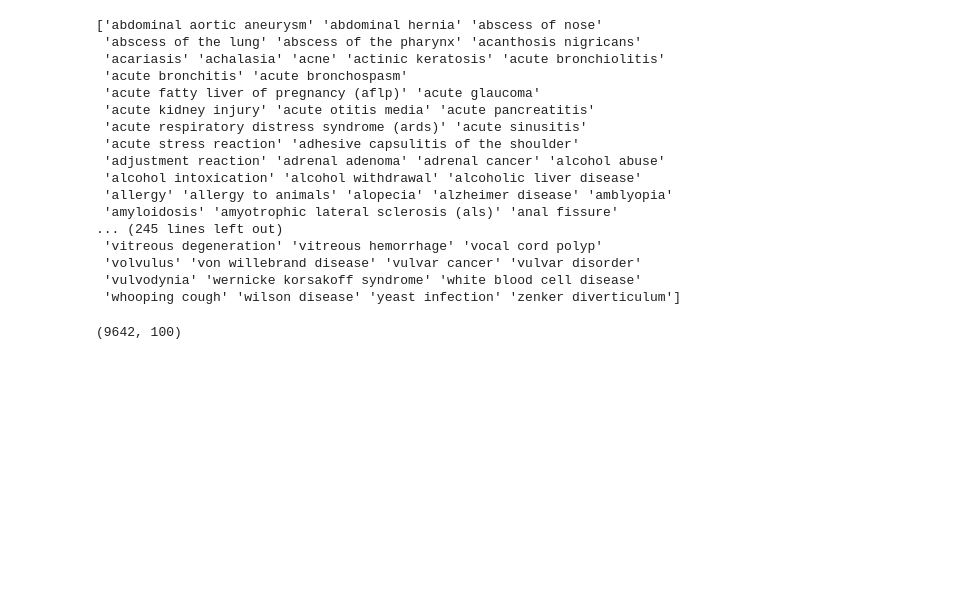
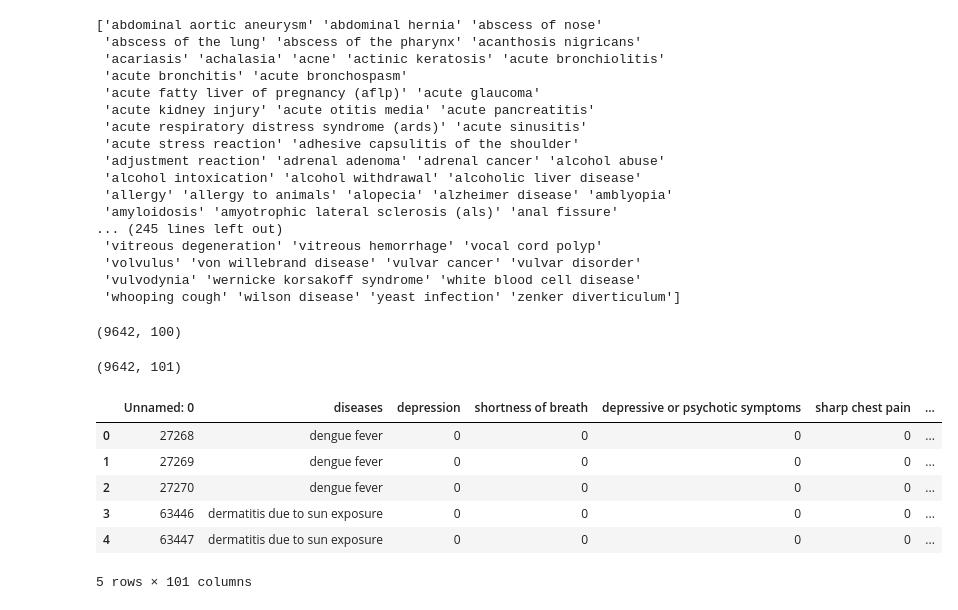
Before and after one commit to Prince6207/First-aid-chatbot, a Jupyter notebook: practice.ipynb, the cells around one changed output. Saved outputs shown, nothing was run; the diff lists cells and outputs as text; code cells hidden in the pictures; blank space fills up the shorter version.

```diff
--- a/practice.ipynb
+++ b/practice.ipynb
@@ -99,0 +103,15 @@ df.to_csv(r"C:\Users\princ\Downloads\new_disease_dataset.csv")
+# %%
+df=pd.read_csv(r"C:\Users\princ\Downloads\new_disease_dataset.csv")
+df.shape
+# %% [output]
+(9642, 101)
+# %%
+df.head()
+# %% [output]
+|  | Unnamed: 0 | diseases | depression | shortness of breath | depressive or psychotic symptoms | sharp chest pain | ... |
+| 0 | 27268 | dengue fever | 0 | 0 | 0 | 0 | ... |
+| 1 | 27269 | dengue fever | 0 | 0 | 0 | 0 | ... |
+| 2 | 27270 | dengue fever | 0 | 0 | 0 | 0 | ... |
+| 3 | 63446 | dermatitis due to sun exposure | 0 | 0 | 0 | 0 | ... |
+| 4 | 63447 | dermatitis due to sun exposure | 0 | 0 | 0 | 0 | ... |
+5 rows × 101 columns
```
Also changed, not shown: parts of 3 cells of this notebook, 3 other files.
